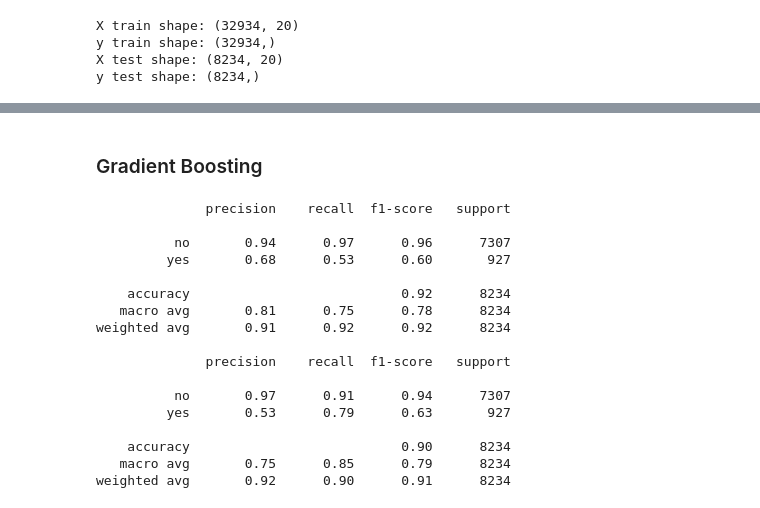
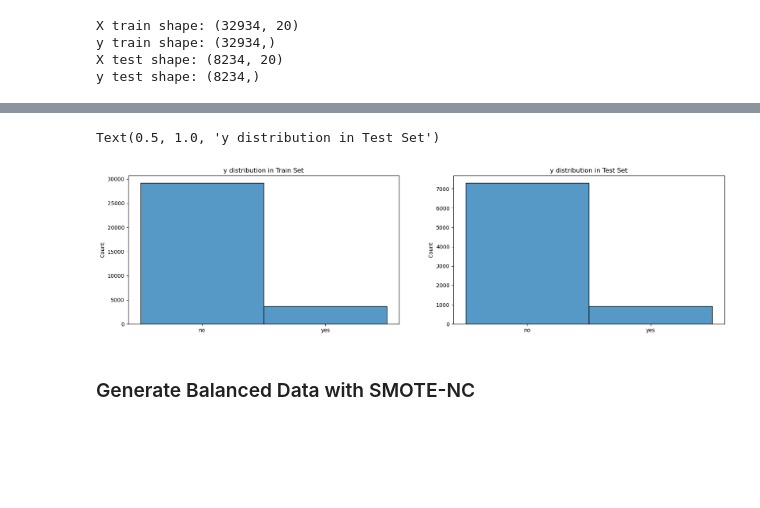
Before and after one commit to HaiNguyen2903/Telecom_Customer_Understanding, a Jupyter notebook: models.ipynb, the cells around one changed output, grey strips where cells are left out. Drawn from its saved outputs; the diff is of its cells as text; code cells hidden in the pictures; blank space fills up the shorter version.

```diff
--- a/models.ipynb
+++ b/models.ipynb
@@ -339,28 +141,0 @@ Best Hyperparameters:
-# %%
-# random_forest_best = RandomForestClassifier(
-#     n_estimators=int(rf_best_params['n_estimators']),
-#     max_depth=int(rf_best_params['max_depth']),
-#     min_samples_split=rf_best_params['min_samples_split'],
-#     min_samples_leaf=rf_best_params['min_samples_leaf'],
-#     max_features=None
-# )
-
-random_forest_best = RandomForestClassifier(
-    n_estimators=int(rf_best_params['n_estimators']),
-    max_depth=int(rf_best_params['max_depth']),
-    min_samples_split=2,
-    min_samples_leaf=2,
-    max_features=None
-)
-
-random_forest_best.fit(X_train_balanced, y_train_balanced)
-rf_preds_best = random_forest_best.predict(X_test)
-
-print(classification_report(y_test, rf_preds_best, target_names=['no', 'yes']))
-
-random_forest = RandomForestClassifier()
-
-random_forest.fit(X_train, y_train)
-rf_preds = random_forest.predict(X_test)
-
-print(classification_report(y_test, rf_preds, target_names=['no', 'yes']))
@@ -415,32 +142,13 @@ random_forest.get_params()
-# %% [markdown]
-### Gradient Boosting
-# %%
-from sklearn.ensemble import GradientBoostingClassifier
-
-grad_boost = GradientBoostingClassifier().fit(X_train, y_train)
-grad_boost_preds = grad_boost.predict(X_test)
-
-print(classification_report(y_test, grad_boost_preds, target_names=['no', 'yes']))
-
-grad_boost_bl = GradientBoostingClassifier().fit(X_train_balanced, y_train_balanced)
-grad_boost_preds_bl = grad_boost_bl.predict(X_test)
-
-print(classification_report(y_test, grad_boost_preds_bl, target_names=['no', 'yes']))
-# %% [output]
-              precision    recall  f1-score   support
-
-          no       0.94      0.97      0.96      7307
-         yes       0.68      0.53      0.60       927
-
-    accuracy                           0.92      8234
-   macro avg       0.81      0.75      0.78      8234
-weighted avg       0.91      0.92      0.92      8234
-
-              precision    recall  f1-score   support
-
-          no       0.97      0.91      0.94      7307
-         yes       0.53      0.79      0.63       927
-
-    accuracy                           0.90      8234
-   macro avg       0.75      0.85      0.79      8234
-weighted avg       0.92      0.90      0.91      8234
+# %%
+# plot y distribution in train set and test set
+
+fig, axes = plt.subplots(1, 2, figsize=(20,5))
+sns.histplot(y_train.ravel(), ax=axes[0])
+axes[0].set_title('y distribution in Train Set')
+sns.histplot(y_test.ravel(),  ax=axes[1])
+axes[1].set_title('y distribution in Test Set')
+# %% [output]
+Text(0.5, 1.0, 'y distribution in Test Set')
+[figure, added]
+# %% [markdown]
+### Generate Balanced Data with SMOTE-NC
```
Also changed, not shown: parts of 54 cells of this notebook.
